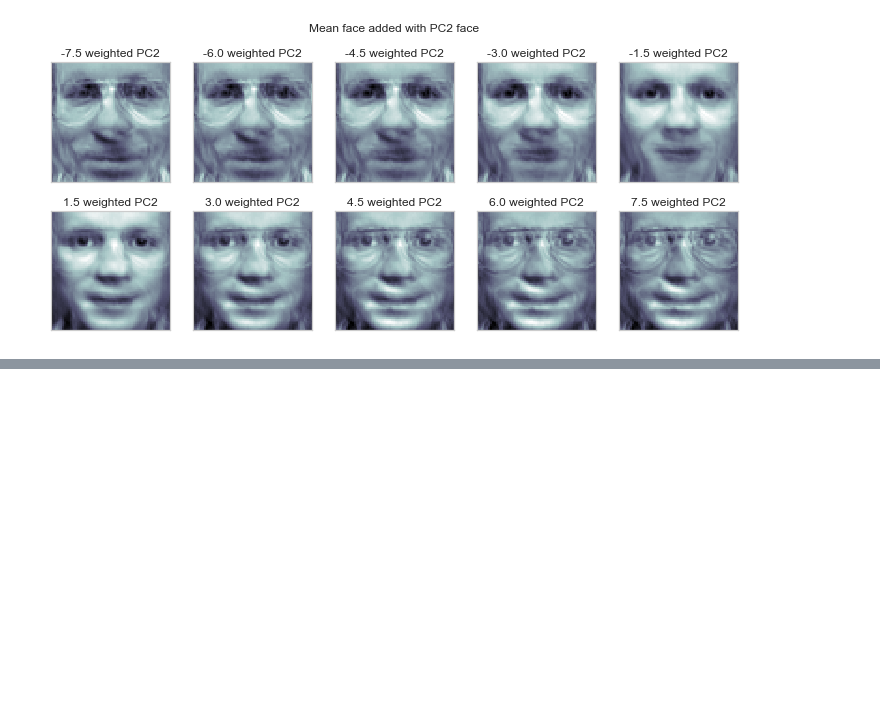
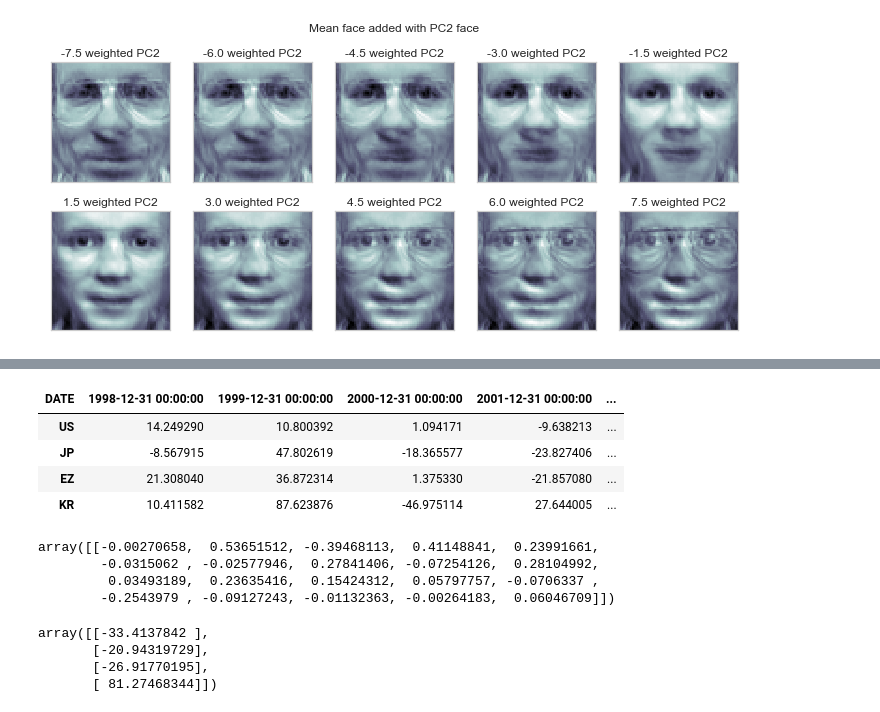
Before and after one commit to h33sun/TIL, a Jupyter notebook: math/20200128_PCA 실습.ipynb, the cells around one changed output, grey strips where cells are left out. Cells and saved outputs as stored; diff of their text form; code cells hidden in the pictures; blank space fills up the shorter version.

```diff
--- a/math/20200128_PCA 실습.ipynb
+++ b/math/20200128_PCA 실습.ipynb
@@ -326,0 +397,10 @@ make_face_with_pc2(face_mean,face_p2)
+# %%
+df.T #이게 보기엔 편하지만
+#데이터는 행단위로 기록 : 연도보다는 국가별 구분이 더 중요하니까 / feature를 column으로
+df
+# %% [output]
+| DATE | 1998-12-31 00:00:00 | 1999-12-31 00:00:00 | 2000-12-31 00:00:00 | 2001-12-31 00:00:00 | ... |
+| US | 14.249290 | 10.800392 | 1.094171 | -9.638213 | ... |
+| JP | -8.567915 | 47.802619 | -18.365577 | -23.827406 | ... |
+| EZ | 21.308040 | 36.872314 | 1.375330 | -21.857080 | ... |
+| KR | 10.411582 | 87.623876 | -46.975114 | 27.644005 | ... |
@@ -326,0 +412,14 @@ make_face_with_pc2(face_mean,face_p2)
+# %%
+w #기저벡터의 차원(20)은 기저의 dimension이 아니고, 기저벡터의 개수가 기저의 dimension을 의미한다. 1
+# %% [output]
+array([[-0.00270658,  0.53651512, -0.39468113,  0.41148841,  0.23991661,
+        -0.0315062 , -0.02577946,  0.27841406, -0.07254126,  0.28104992,
+         0.03493189,  0.23635416,  0.15424312,  0.05797757, -0.0706337 ,
+        -0.2543979 , -0.09127243, -0.01132363, -0.00264183,  0.06046709]])
+# %%
+wx #1차원 투영벡터 좌표
+# %% [output]
+array([[-33.4137842 ],
+       [-20.94319729],
+       [-26.91770195],
+       [ 81.27468344]])
```
Also changed, not shown: parts of 24 cells of this notebook, 1 other file.
